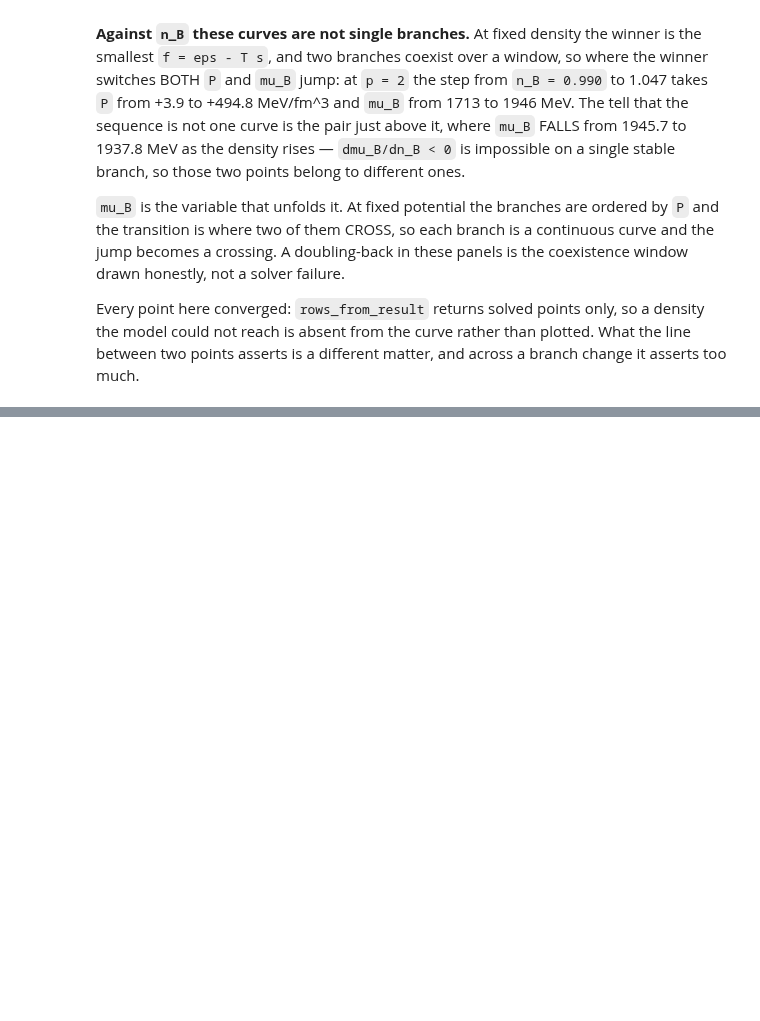
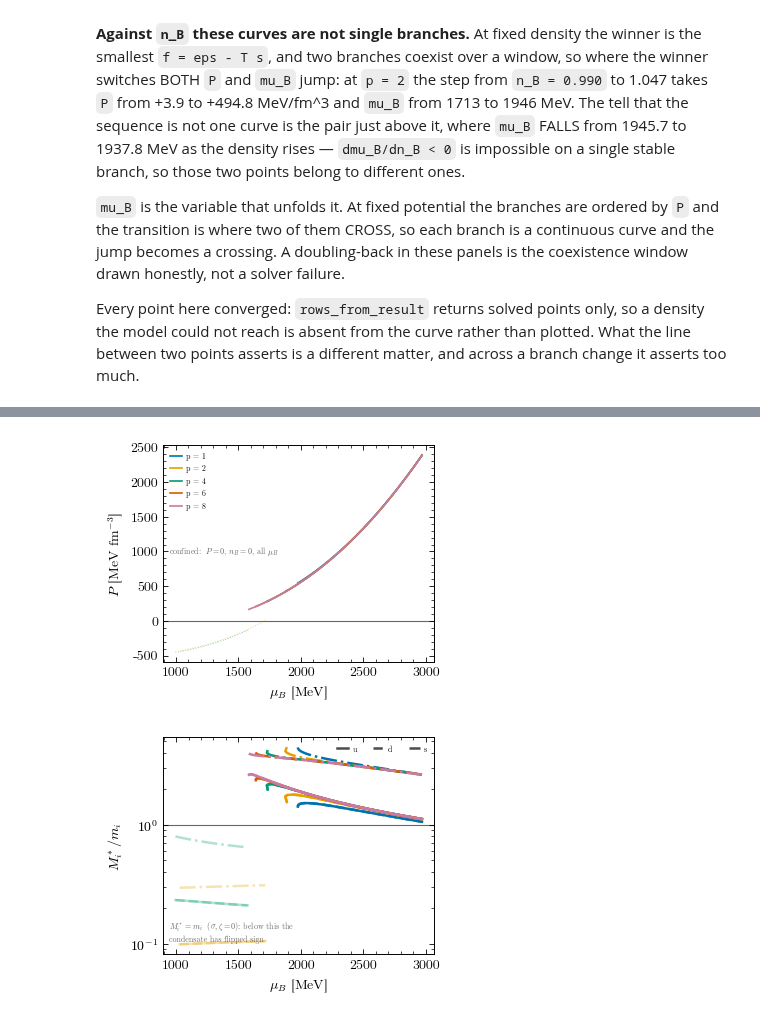
Before and after one commit to guerrinimirco/eos, a Jupyter notebook: notebooks/quark_timing.ipynb, the cells around one changed output, grey strips where cells are left out. Cells and saved outputs as stored; diff of their text form; code cells hidden in the pictures; blank space fills up the shorter version.

```diff
--- a/notebooks/quark_timing.ipynb
+++ b/notebooks/quark_timing.ipynb
@@ -944,0 +1051,35 @@ plt.show()
+# %%
+fig, ax = scan_figure_mu(LABELS["P"])
+for label, par, matrix, n_B, colour in scan_curves():
+    for sl, keep in runs(physical(par, matrix)):
+        ax.plot(matrix["mu_B"][0][sl], matrix["P"][0][sl], color=colour,
+                lw=1.2 if keep else 0.7, ls="-" if keep else ":",
+                alpha=1.0 if keep else 0.45,
+                label=label if keep and sl.start == 0 or keep else None)
+ax.axhline(0.0, color="0.4", lw=0.8, zorder=0)          # the confined branch
+ax.text(0.02, 0.5, "confined:  $P=0$, $n_B=0$, all $\\mu_B$",
+        transform=ax.transAxes, fontsize="xx-small", color="0.4")
+ax.legend(loc="upper left", fontsize="xx-small")
+plt.show()
+
+fig, ax = scan_figure_mu(r"$M^*_i / m_i$")
+for label, par, matrix, n_B, colour in scan_curves():
+    ok = physical(par, matrix)
+    for flavour, style in FLAVOUR_LS.items():
+        m_current = getattr(par, CURRENT[flavour])
+        for sl, keep in runs(ok):
+            ax.plot(matrix["mu_B"][0][sl],
+                    matrix[f"M_{flavour}"][0][sl] / m_current, color=colour,
+                    ls=style, alpha=1.0 if keep else 0.3)
+ax.axhline(1.0, color="0.4", lw=0.8, zorder=0)
+ax.text(0.02, 0.06, r"$M^*_i = m_i$  ($\sigma,\zeta = 0$): below this the"
+        "\ncondensate has flipped sign", transform=ax.transAxes,
+        fontsize="xx-small", color="0.4")
+ax.set_yscale("log")
+log_decades(ax, axis="y")
+njl_style_legend(ax, FLAVOUR_LS.items(), loc="upper right", ncol=3,
+                 fontsize="xx-small")
+plt.show()
+# %% [output]
+[figure, added]
+[figure, added]
```
Also changed, not shown: parts of 23 cells of this notebook, 15 other files.
